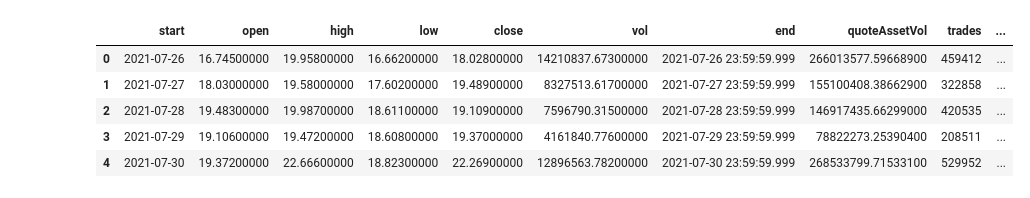
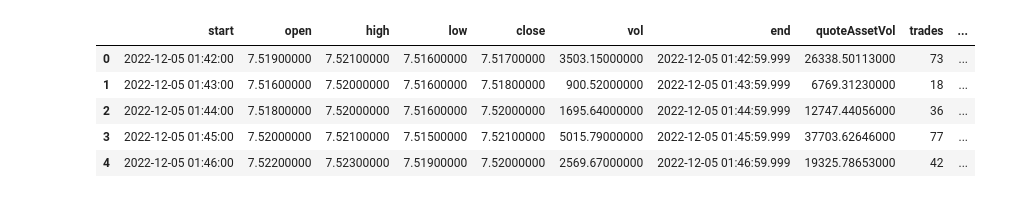
Before and after one commit to LeOx26/oraculo, a Jupyter notebook: testing/binance/SpotTest.ipynb, the cells around one changed output. Saved outputs shown, nothing was run; the diff lists cells and outputs as text; code cells hidden in the pictures.

```diff
--- a/testing/binance/SpotTest.ipynb
+++ b/testing/binance/SpotTest.ipynb
@@ -24,15 +24,15 @@ def klines(s, i, startT=None, endT=None):
     data.columns = ['start', 'open', 'high', 'low', 'close', 'vol', 'end', 'quoteAssetVol', 'trades', 'takerBuyBaseAssetVol', 'takerBuyQuoteAssetVol']
     return data
 # %%
-link = pd.DataFrame(klines('LINKUSDT', '1d', '25/07/2021', '20/03/2022'))
+link = pd.DataFrame(klines('LINKUSDT', '1m', None, '11/12/2022'))
 link.head()
 # %% [output]
 |  | start | open | high | low | close | vol | end | quoteAssetVol | trades | ... |
-| 0 | 2021-07-26 | 16.74500000 | 19.95800000 | 16.66200000 | 18.02800000 | 14210837.67300000 | 2021-07-26 23:59:59.999 | 266013577.59668900 | 459412 | ... |
-| 1 | 2021-07-27 | 18.03000000 | 19.58000000 | 17.60200000 | 19.48900000 | 8327513.61700000 | 2021-07-27 23:59:59.999 | 155100408.38662900 | 322858 | ... |
-| 2 | 2021-07-28 | 19.48300000 | 19.98700000 | 18.61100000 | 19.10900000 | 7596790.31500000 | 2021-07-28 23:59:59.999 | 146917435.66299000 | 420535 | ... |
-| 3 | 2021-07-29 | 19.10600000 | 19.47200000 | 18.60800000 | 19.37000000 | 4161840.77600000 | 2021-07-29 23:59:59.999 | 78822273.25390400 | 208511 | ... |
-| 4 | 2021-07-30 | 19.37200000 | 22.66600000 | 18.82300000 | 22.26900000 | 12896563.78200000 | 2021-07-30 23:59:59.999 | 268533799.71533100 | 529952 | ... |
+| 0 | 2022-12-05 01:42:00 | 7.51900000 | 7.52100000 | 7.51600000 | 7.51700000 | 3503.15000000 | 2022-12-05 01:42:59.999 | 26338.50113000 | 73 | ... |
+| 1 | 2022-12-05 01:43:00 | 7.51600000 | 7.52000000 | 7.51600000 | 7.51800000 | 900.52000000 | 2022-12-05 01:43:59.999 | 6769.31230000 | 18 | ... |
+| 2 | 2022-12-05 01:44:00 | 7.51800000 | 7.52000000 | 7.51600000 | 7.52000000 | 1695.64000000 | 2022-12-05 01:44:59.999 | 12747.44056000 | 36 | ... |
+| 3 | 2022-12-05 01:45:00 | 7.52000000 | 7.52100000 | 7.51500000 | 7.52100000 | 5015.79000000 | 2022-12-05 01:45:59.999 | 37703.62646000 | 77 | ... |
+| 4 | 2022-12-05 01:46:00 | 7.52200000 | 7.52300000 | 7.51900000 | 7.52000000 | 2569.67000000 | 2022-12-05 01:46:59.999 | 19325.78653000 | 42 | ... |
 # %%
 eth = klines(
     'ETHUSDT',
```
Also changed, not shown: parts of 4 cells of this notebook, 18 other files.
